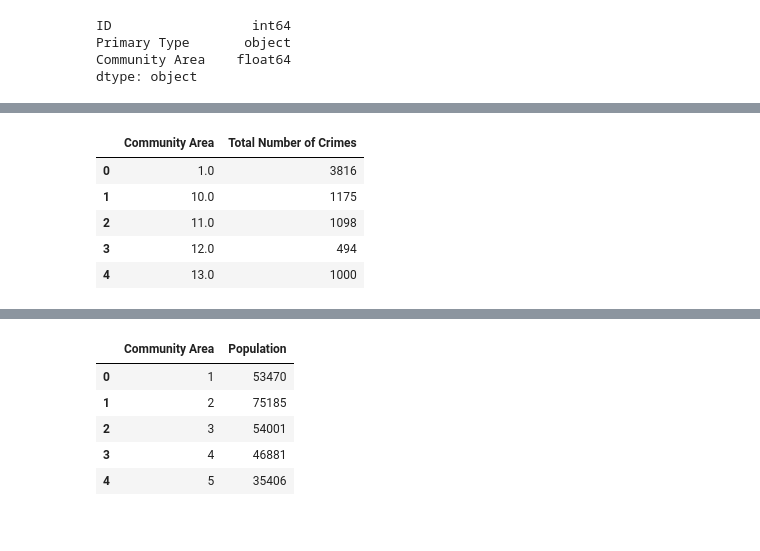
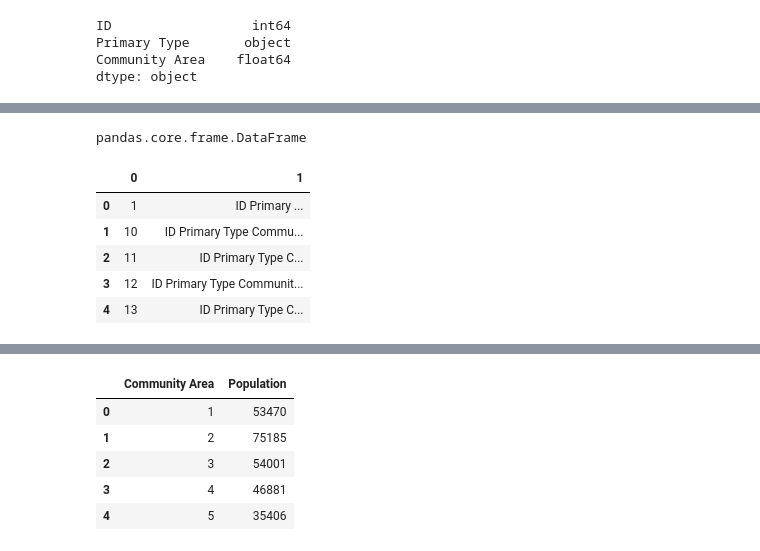
Before and after one commit to chell0011/MMA1, a Jupyter notebook: ETL/ETL.ipynb, the cells around one changed output, grey strips where cells are left out. Cells and saved outputs as stored; diff of their text form; code cells hidden in the pictures.

```diff
--- a/ETL/ETL.ipynb
+++ b/ETL/ETL.ipynb
@@ -137,9 +150,13 @@ df_grouped_crime = df_grouped_crime.reset_index()
+# %%
+type(grouped_crime)
+# %% [output]
+pandas.core.frame.DataFrame
 # %%
-df_grouped_crime.head()
+grouped_crime_df.head()
 # %% [output]
-|  | Community Area | Total Number of Crimes |
-| 0 | 1.0 | 3816 |
-| 1 | 10.0 | 1175 |
-| 2 | 11.0 | 1098 |
-| 3 | 12.0 | 494 |
-| 4 | 13.0 | 1000 |
+|  | 0 | 1 |
+| 0 | 1 | ID Primary ... |
+| 1 | 10 | ID Primary Type Commu... |
+| 2 | 11 | ID Primary Type C... |
+| 3 | 12 | ID Primary Type Communit... |
+| 4 | 13 | ID Primary Type C... |
```
Also changed, not shown: parts of 21 cells of this notebook, 2 other files.
